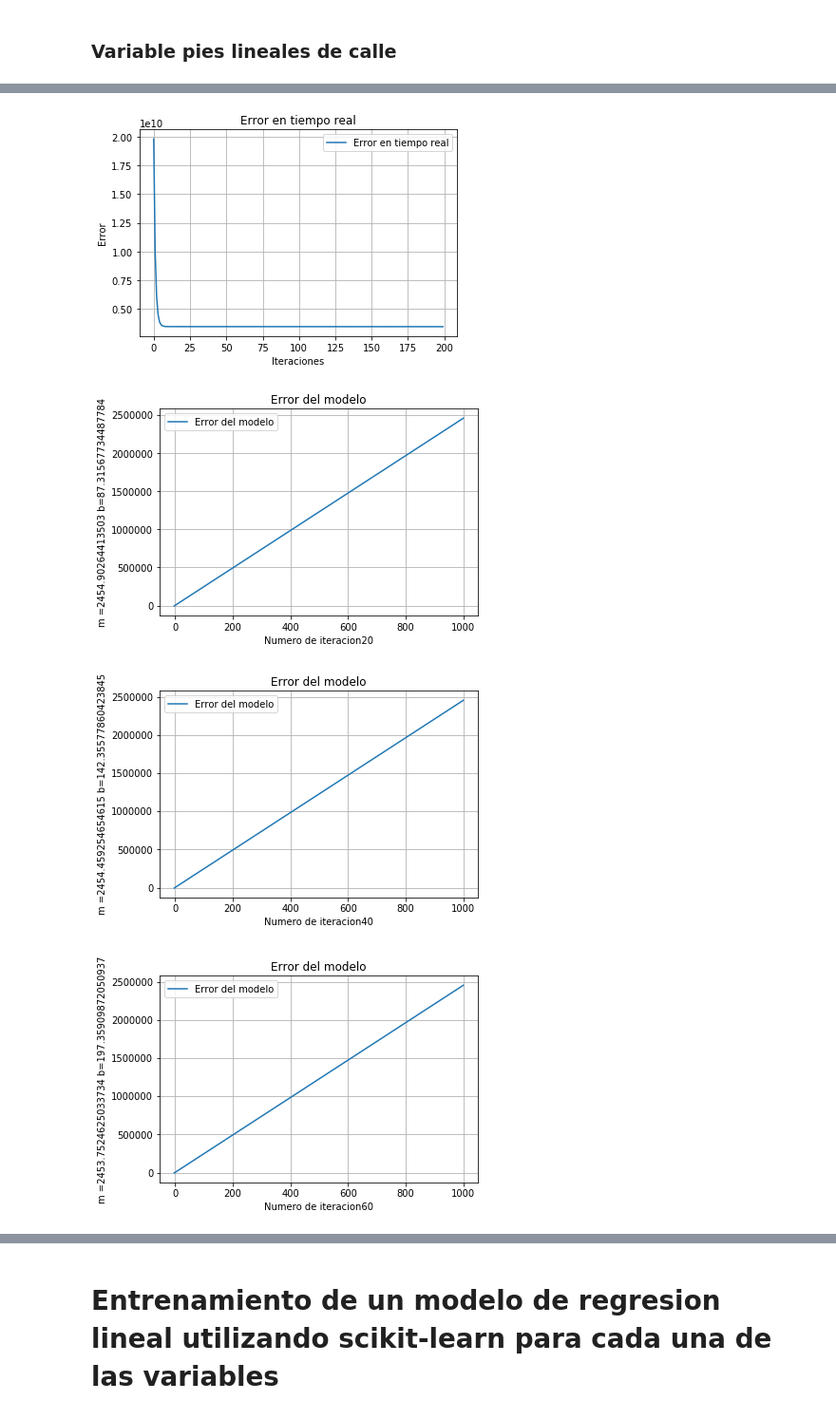
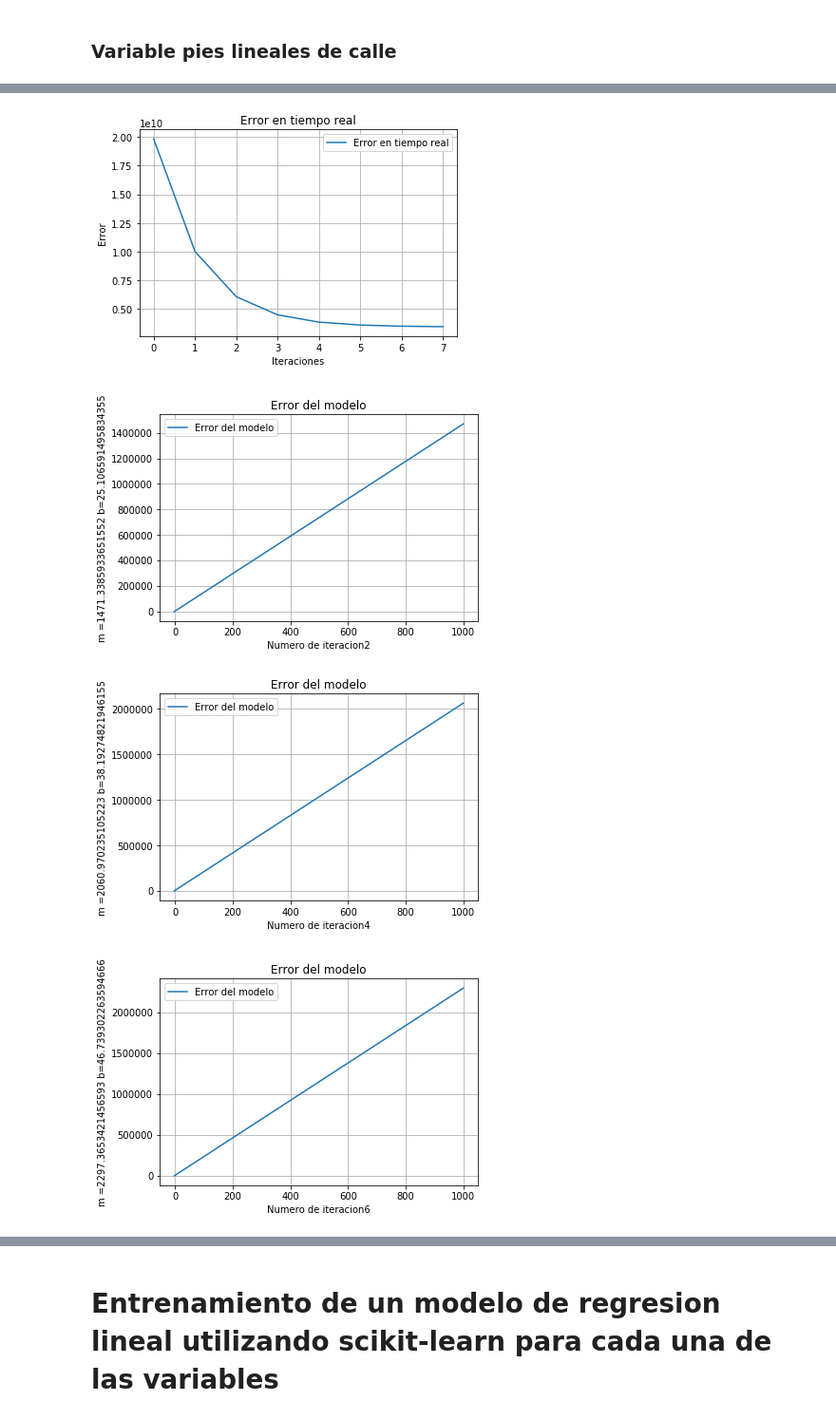
Before and after one commit to franmorales/DSGalileo, a Jupyter notebook: pyProject.ipynb, the cells around one changed output, grey strips where cells are left out. Shown at 95% size. Saved outputs shown, nothing was run; the diff lists cells and outputs as text; code cells hidden in the pictures.

```diff
--- a/pyProject.ipynb
+++ b/pyProject.ipynb
@@ -466,7 +466,7 @@ El error del presente modelo es:  [3.00071673e+09] el numero de iteracion es: 32
 # %% [markdown]
 ### Variable pies lineales de calle
 # %%
-manualMB5 = trainingFunction(x = X5ArrayTrain, y = YtoX5Train, ite = 200,showError=10, learnR=0.0003)
+manualMB5 = trainingFunction(x = X5ArrayTrain, y = YtoX5Train, ite = 8,showError=1, learnR=0.0003)
 visualizacionError(manualMB5[1])
-visualizacionModelos(dataStruct=manualMB5[0],n= 20)
+visualizacionModelos(dataStruct=manualMB5[0],n= 2)
 # %% [output]
@@ -493,4 +481,4 @@ El error del presente modelo es:  [3.42241864e+09] el numero de iteracion es: 20
-[figure, old version]
+[figure, new version]
-[figure, old version]
+[figure, new version]
-[figure, old version]
+[figure, new version]
-[figure, old version]
+[figure, new version]
```
Also changed, not shown: parts of 5 cells of this notebook.
